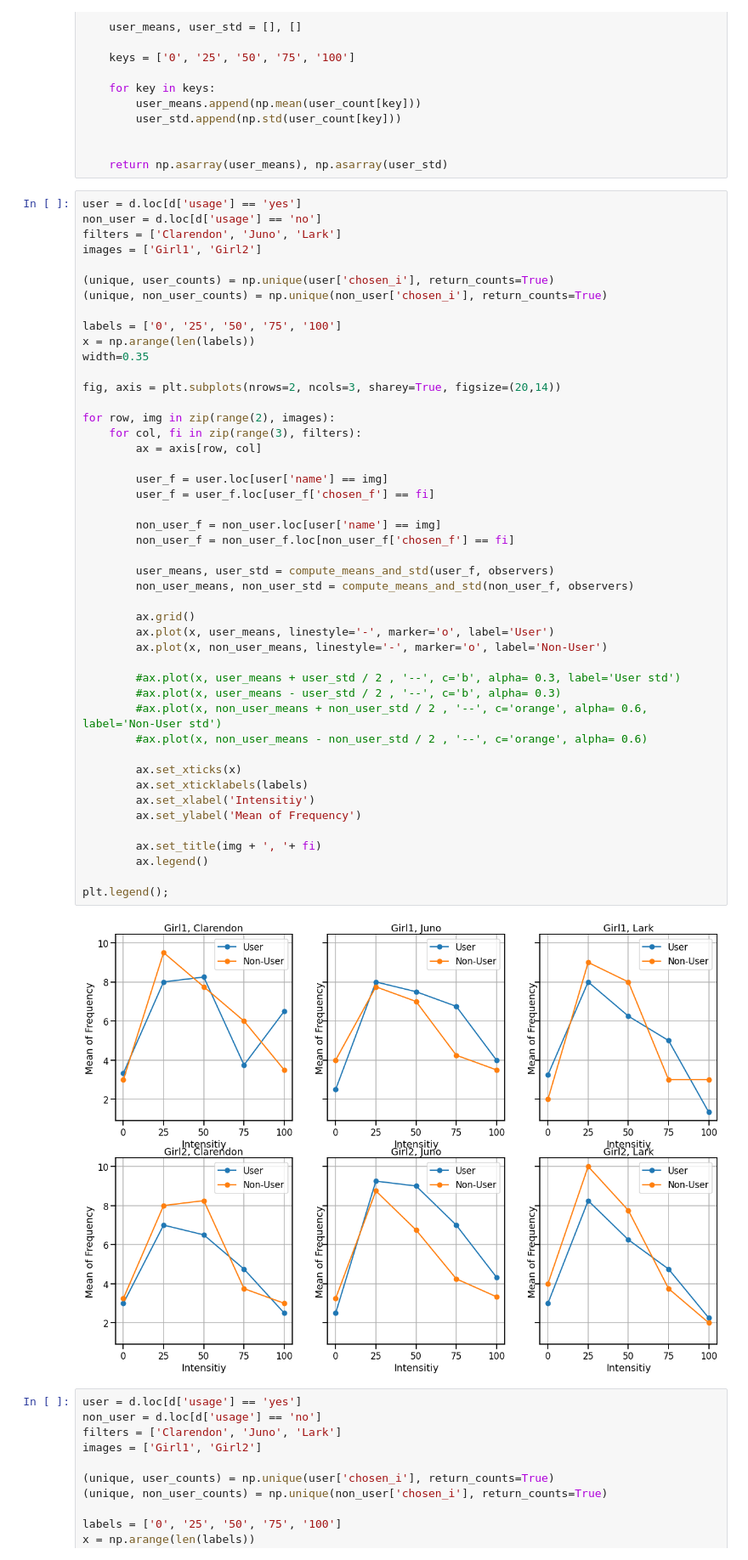
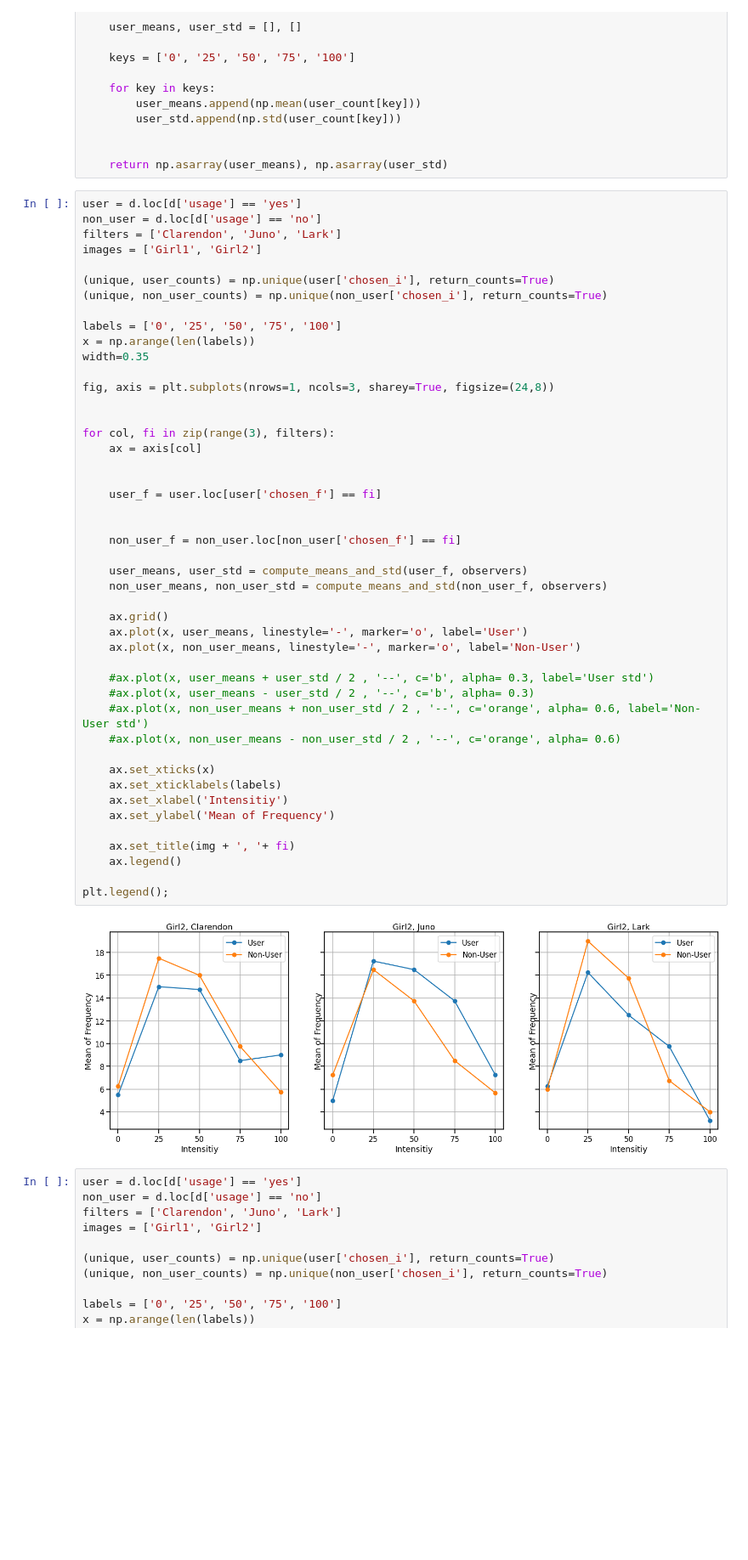
Before and after one commit to ChrisSchahn/perception-seminar, a Jupyter notebook: double_auswertung/double_auswertung.ipynb, the cells around one changed output. Shown at 85% size. Drawn from its saved outputs; the diff is of its cells as text; blank space fills up the shorter version.

```diff
--- a/double_auswertung/double_auswertung.ipynb
+++ b/double_auswertung/double_auswertung.ipynb
@@ -320,51 +360,51 @@ def compute_means_and_std(d_frame, observers):
 # %%
 user = d.loc[d['usage'] == 'yes']
 non_user = d.loc[d['usage'] == 'no']
 filters = ['Clarendon', 'Juno', 'Lark']
 images = ['Girl1', 'Girl2']
 
 (unique, user_counts) = np.unique(user['chosen_i'], return_counts=True)
 (unique, non_user_counts) = np.unique(non_user['chosen_i'], return_counts=True)
 
 labels = ['0', '25', '50', '75', '100']
 x = np.arange(len(labels))
 width=0.35
 
-fig, axis = plt.subplots(nrows=2, ncols=3, sharey=True, figsize=(20,14))
+fig, axis = plt.subplots(nrows=1, ncols=3, sharey=True, figsize=(24,8))
 
-for row, img in zip(range(2), images):
-    for col, fi in zip(range(3), filters):
-        ax = axis[row, col]
 
-        user_f = user.loc[user['name'] == img]
-        user_f = user_f.loc[user_f['chosen_f'] == fi]
+for col, fi in zip(range(3), filters):
+    ax = axis[col]
 
-        non_user_f = non_user.loc[user['name'] == img]
-        non_user_f = non_user_f.loc[non_user_f['chosen_f'] == fi]
 
-        user_means, user_std = compute_means_and_std(user_f, observers)
-        non_user_means, non_user_std = compute_means_and_std(non_user_f, observers)
+    user_f = user.loc[user['chosen_f'] == fi]
 
-        ax.grid()
-        ax.plot(x, user_means, linestyle='-', marker='o', label='User')
-        ax.plot(x, non_user_means, linestyle='-', marker='o', label='Non-User')
 
-        #ax.plot(x, user_means + user_std / 2 , '--', c='b', alpha= 0.3, label='User std')
-        #ax.plot(x, user_means - user_std / 2 , '--', c='b', alpha= 0.3)
-        #ax.plot(x, non_user_means + non_user_std / 2 , '--', c='orange', alpha= 0.6, label='Non-User std')
-        #ax.plot(x, non_user_means - non_user_std / 2 , '--', c='orange', alpha= 0.6)
+    non_user_f = non_user.loc[non_user['chosen_f'] == fi]
 
-        ax.set_xticks(x)
-        ax.set_xticklabels(labels)
-        ax.set_xlabel('Intensitiy')
-        ax.set_ylabel('Mean of Frequency')
+    user_means, user_std = compute_means_and_std(user_f, observers)
+    non_user_means, non_user_std = compute_means_and_std(non_user_f, observers)
 
-        ax.set_title(img + ', '+ fi)
-        ax.legend()
+    ax.grid()
+    ax.plot(x, user_means, linestyle='-', marker='o', label='User')
+    ax.plot(x, non_user_means, linestyle='-', marker='o', label='Non-User')
+
+    #ax.plot(x, user_means + user_std / 2 , '--', c='b', alpha= 0.3, label='User std')
+    #ax.plot(x, user_means - user_std / 2 , '--', c='b', alpha= 0.3)
+    #ax.plot(x, non_user_means + non_user_std / 2 , '--', c='orange', alpha= 0.6, label='Non-User std')
+    #ax.plot(x, non_user_means - non_user_std / 2 , '--', c='orange', alpha= 0.6)
+
+    ax.set_xticks(x)
+    ax.set_xticklabels(labels)
+    ax.set_xlabel('Intensitiy')
+    ax.set_ylabel('Mean of Frequency')
+
+    ax.set_title(img + ', '+ fi)
+    ax.legend()
 
 plt.legend();
 # %% [output]
-[figure, old version]
+[figure, new version]
 # %%
 user = d.loc[d['usage'] == 'yes']
 non_user = d.loc[d['usage'] == 'no']
```
Also changed, not shown: parts of 2 cells of this notebook, 2 other files.
